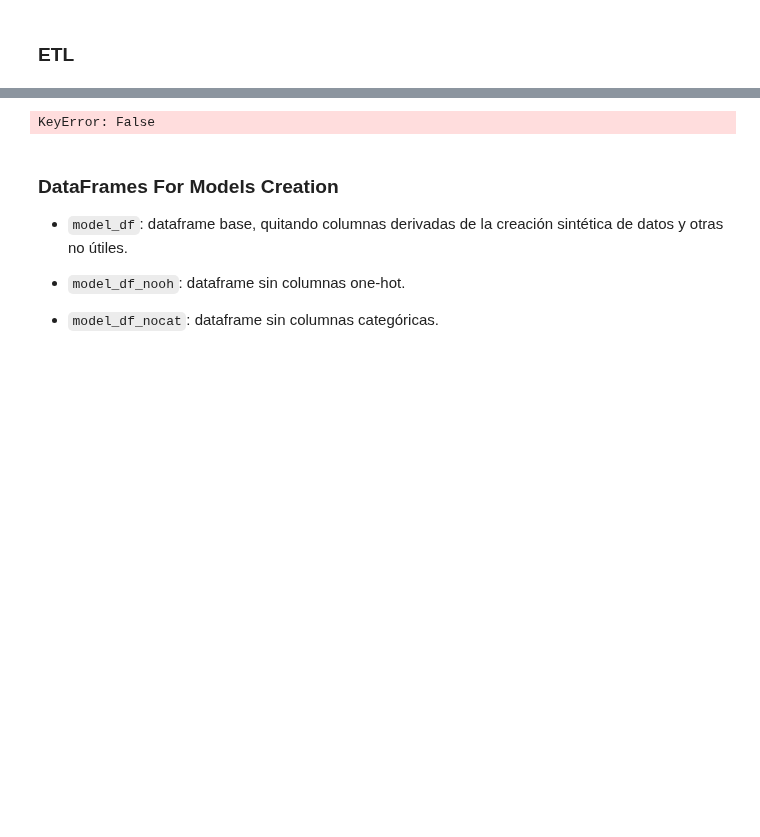
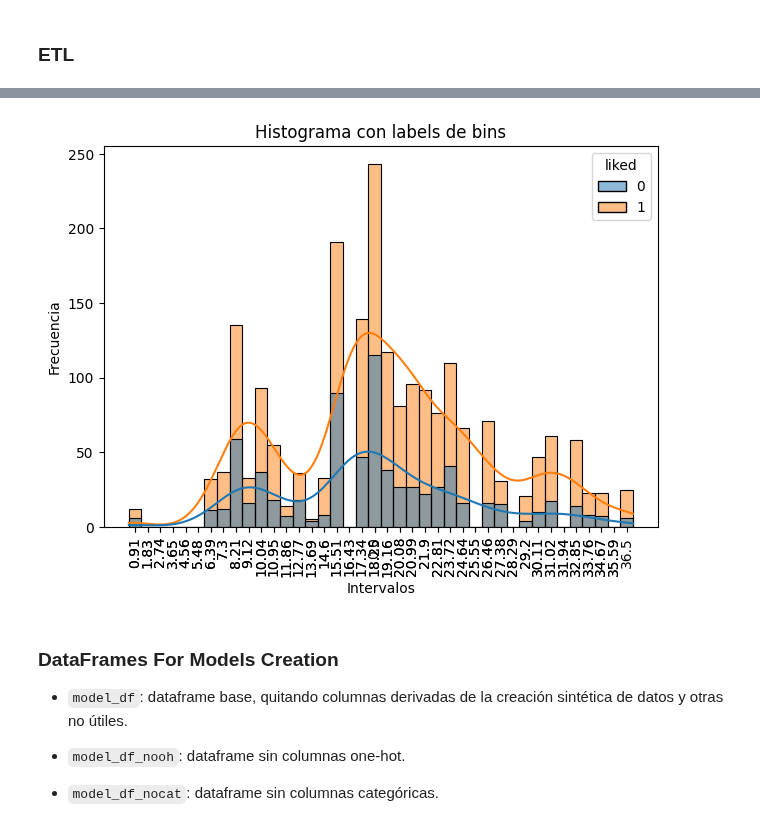
Before and after one commit to Tino27Gut/WineRecommendation, a Jupyter notebook: src/models/models_draft.ipynb, the cells around one changed output, grey strips where cells are left out. Cells and saved outputs as stored; diff of their text form; code cells hidden in the pictures; blank space fills up the shorter version.

Commit message:
Avance corrección user

```diff
--- a/src/models/models_draft.ipynb
+++ b/src/models/models_draft.ipynb
@@ -66,7 +66,7 @@ joined_data.shape
 # %% [markdown]
 ### ETL
 # %%
-def taste_dist_to_range(x, min, max):
+def taste_dist_to_optimal(x, min, max):
     if min <= x <= max:
         return 0
     elif x > max:
@@ -74,15 +74,13 @@ def taste_dist_to_range(x, min, max):
     else:
         return x - min
 
-def price_dist_to_range(x, min, max):
-    if max >= 9999: # Sin precio máximo
+def price_dist_to_optimal(x, min, max, center):
+    if (max == -1):
+        # Sin precio máximo: el punto óptimo es el mínimo del rango
         return x - min
-    elif min <= x <= max: # Precio en rango
-        return 0
-    elif min > x: # Precio menor a mínimo
-        return min - x
     else:
-        return x - max # Precio mayor a máximo
+        # Con precio máximo: el punto óptimo es el centro del rango
+        return x - center
 # %%
 # Agrega si el vino tenia match con el main pairing del user
 recommend_df = joined_data.copy()
@@ -135,28 +146,29 @@ recommend_df[recommend_df["price_max"].isna()]
 # %%
-price_subset = recommend_df[recommend_df["liked"]==1][["price", "precio_min", "precio_max"]]
-price_subset = price_subset[price_subset["precio_max"] is None]
-price_subset["price_dif"] = (price_subset["price"] - price_subset["precio_min"]) / (price_subset["precio_max"] - price_subset["precio_min"])
-#price_subset["price_dif"] = (price_subset["price"] - price_subset["precio_min"]) / price_subset["precio_min"]
-ax = sns.histplot(price_subset, x="price_dif", kde=True, bins=40)
+price_subset = recommend_df[[
+    "rating", "user_body_diff", "user_tannins_diff", "user_sweetness_diff",
+    "user_acidity_diff", "user_price_diff","rating_qty", "has_user_main_pairing",
+    "user_price_center",
+    "liked"]]
+ax = sns.histplot(price_subset, x="user_price_center", hue="liked", kde=True, bins=40)
 
 # Extrae los bins reales usados por seaborn (a través de los patches de matplotlib)
 bin_edges = [patch.get_x() for patch in ax.patches]
 # Agrega el borde derecho del último bin
 bin_edges.append(ax.patches[-1].get_x() + ax.patches[-1].get_width())
 
 # Crea etiquetas
 xtick_labels = [f"{round(right,2)}" for right in bin_edges[1:]]
 xtick_positions = [(left + right) / 2 for left, right in zip(bin_edges[:-1], bin_edges[1:])]
 
 # Aplica los ticks personalizados
 plt.xticks(xtick_positions, xtick_labels, rotation=90)
 plt.tight_layout()
 plt.xlabel("Intervalos")
 plt.ylabel("Frecuencia")
 plt.title("Histograma con labels de bins")
 plt.show()
 # %% [output]
-KeyError: False
+[figure, added]
 # %% [markdown]
 ### DataFrames For Models Creation
 
```
Also changed, not shown: parts of 6 cells of this notebook, 2 other files.
